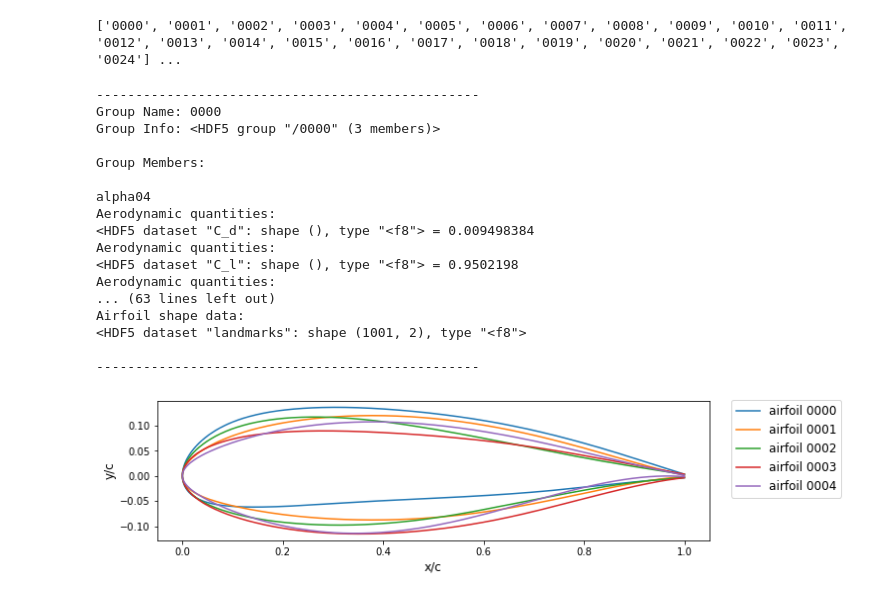
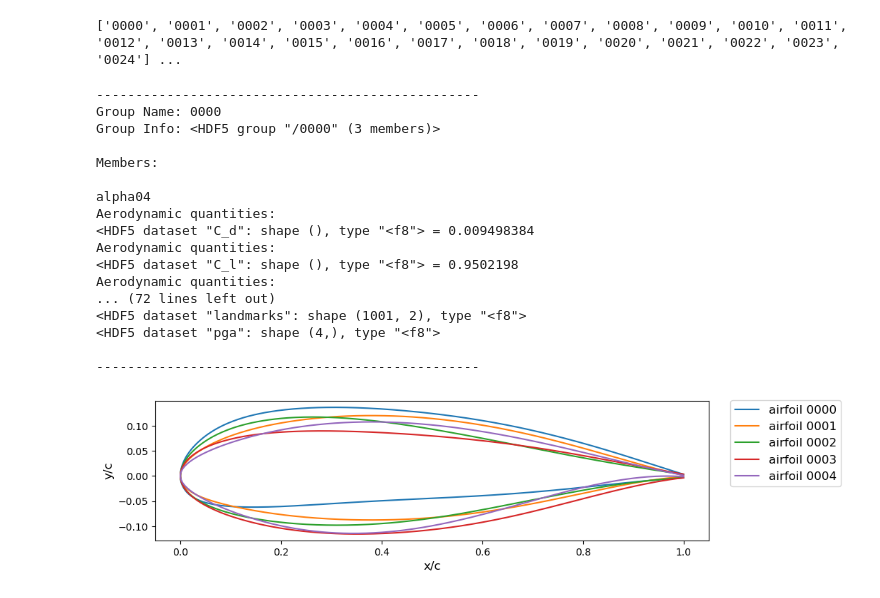
Before and after one commit to NREL/windAI_bench, a Jupyter notebook: airfoil_9k/explore_airfoil_9k_data.ipynb, the cells around one changed output. Saved outputs shown, nothing was run; the diff lists cells and outputs as text; code cells hidden in the pictures.

```diff
--- a/airfoil_9k/explore_airfoil_9k_data.ipynb
+++ b/airfoil_9k/explore_airfoil_9k_data.ipynb
@@ -2,15 +2,22 @@
 ## Imports and set data path
 # %%
 # Imports
+import sys
 import h5py
 import numpy as np
 import pandas as pd
 import matplotlib.pyplot as plt
+import seaborn as sns
+import altair as alt
 
 # Set options
-pd.set_option('display.max_columns',None)
+pd.set_option('display.max_columns', None)
+pd.set_option('display.max_rows', None)
+np.set_printoptions(threshold=sys.maxsize)
+alt.data_transformers.disable_max_rows()
+
 
 # Set data path here
-data_path = 'airfoil_data.h5'
+data_path = 'airfoil_9k_data.h5'
 # %% [markdown]
 ## Explore contents and architecture of .h5 data file
@@ -58,11 +50,15 @@ with h5py.File(data_path, 'r') as hf:
 # %% [output]
 ['0000', '0001', '0002', '0003', '0004', '0005', '0006', '0007', '0008', '0009', '0010', '0011', '0012', '0013', '0014', '0015', '0016', '0017', '0018', '0019', '0020', '0021', '0022', '0023', '0024'] ...
 # %%
-# Explore contents of LayoutXXX groups (first 3)
+# Explore contents of the XXXX groups (first 3)
 
-# Each XXXX airfoil group contains 3 members: 2 groups and 1 dataset.
-# The dataset "landmarks" is a (1001, 2) NumPy array contain (x, y) landmarks describing the airfoil shape.
-# The two groups contain aerodynamic flow quantities (lift, drag, and moment coefficients) computed at
+# Each XXXX airfoil group contains 3 groups:
+# The shape group contains 4 members representing different paramerizations of the airfoil geometry:
+#   The dataset "bezier" is a (15,) NumPy array representing the goemetry via a Bezier Curve
+#   The dataset "cst" is a (19,) NumPy array representing the geometry via Class-Shape Transformation.
+#   The dataset "landmarks" is a (1001, 2) NumPy array contain (x, y) landmarks describing the airfoil shape.
+#   The dataset "pga" is a (4,) NumPy array representing the geometry via Principal Geodesic Analysis.
+# The alpha04 and alpha12 groups contain aerodynamic flow quantities (lift, drag, and moment coefficients) computed at
 # two angles of attack: alpha = 4 and alpha = 12 degrees.
 with h5py.File(data_path, 'r') as hf:
     for name in af_names[0:3]:
@@ -80,7 +76,8 @@ with h5py.File(data_path, 'r') as hf:
                     print(hf[name][key][key_aero], '=', hf[name][key][key_aero][()])
             else:
                 print('Airfoil shape data:')
-                print(hf[name][key])
+                for key_shape in list (hf[name][key].keys()):
+                    print(hf[name][key][key_shape])
             print('')
     print('-------------------------------------------------')
 # %% [output]
@@ -88,7 +85,7 @@ with h5py.File(data_path, 'r') as hf:
 Group Name: 0000
 Group Info: <HDF5 group "/0000" (3 members)>
 
-Group Members:
+Members:
 
 alpha04
 Aerodynamic quantities:
@@ -96,21 +93,22 @@ Aerodynamic quantities:
 Aerodynamic quantities:
 <HDF5 dataset "C_l": shape (), type "<f8"> = 0.9502198
 Aerodynamic quantities:
-... (63 lines left out)
-Airfoil shape data:
+... (72 lines left out)
 <HDF5 dataset "landmarks": shape (1001, 2), type "<f8">
+<HDF5 dataset "pga": shape (4,), type "<f8">
 
 -------------------------------------------------
 # %%
+# Visualize the first 5 airfoil geometries using the landmark datasets
 plt.figure(figsize=(10, 6))
 with h5py.File(data_path, 'r') as hf:
-    for name in af_names[:5]:
-        landmarks = hf[name]['landmarks'][()]
+    for name in af_names[0:5]:
+        landmarks = hf[name]['shape']['landmarks'][()]
         plt.plot(landmarks[:, 0], landmarks[:, 1], label='airfoil {}'.format(name))
 plt.xlabel('x/c', fontsize=12)
 plt.ylabel('y/c', fontsize=12)
 plt.gca().set_aspect(1.)
 plt.legend(bbox_to_anchor=(1.25, 1.05), fontsize=12)
 plt.show()
 # %% [output]
-[figure, old version]
+[figure, new version]
```
Also changed, not shown: parts of 10 cells of this notebook, 1 other file.
